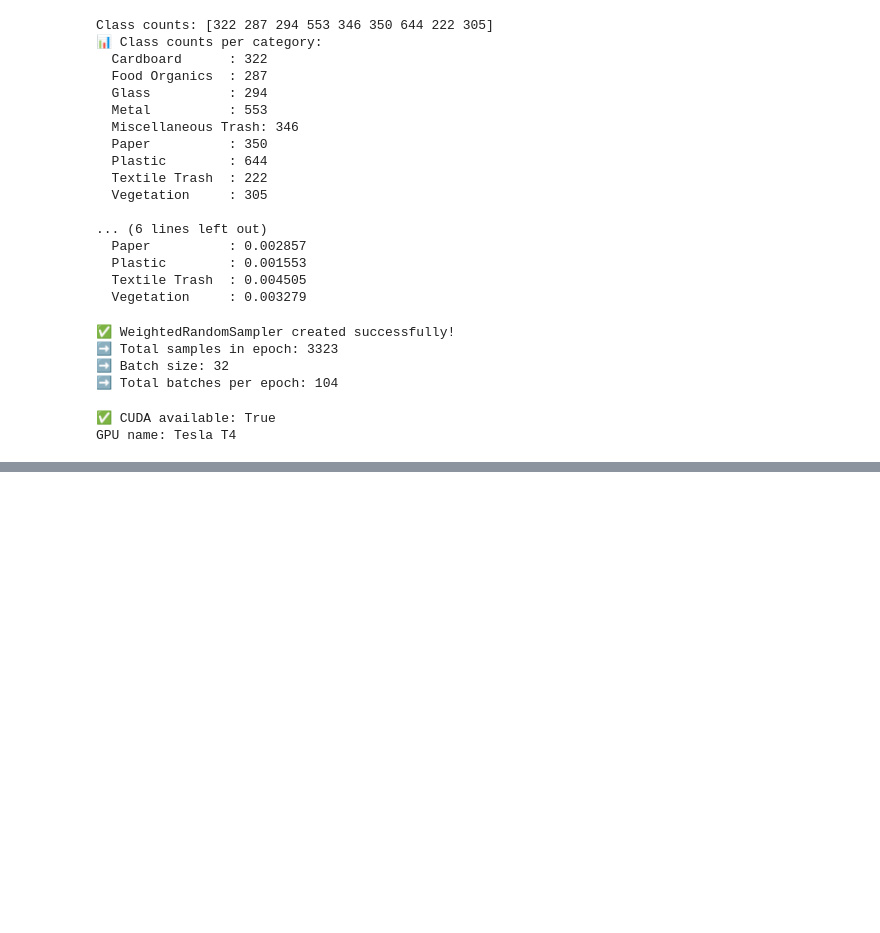
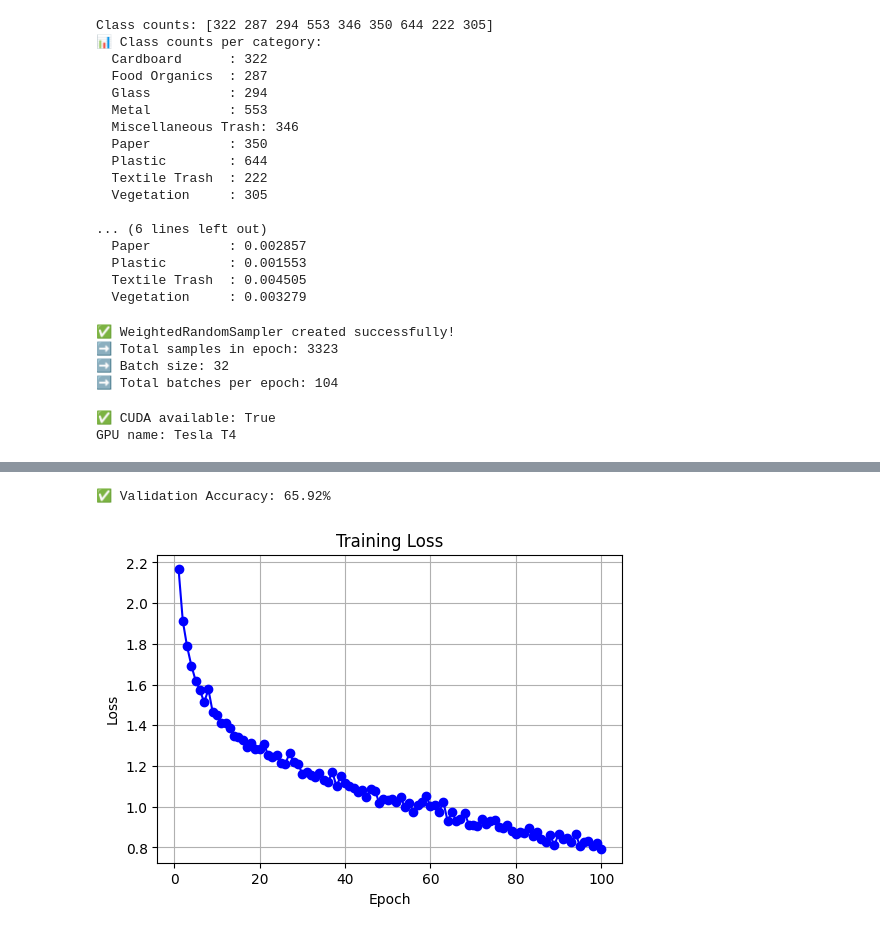
Before and after one commit to lahirunie-dulsara/EN3150-Assignment-3-CNN, a Jupyter notebook: RealWaste.ipynb, the cells around one changed output, grey strips where cells are left out. Cells and saved outputs as stored; diff of their text form; code cells hidden in the pictures; blank space fills up the shorter version.

Commit message:
plotted loss wrt epoch

```diff
--- a/RealWaste.ipynb
+++ b/RealWaste.ipynb
@@ -202,28 +198,26 @@ criterion = nn.CrossEntropyLoss()
 optimizer = torch.optim.Adam(model.parameters(), lr=0.001)
 
 num_epochs = 100
+train_losses = []
 
 for epoch in range(num_epochs):
     model.train()
     running_loss = 0.0
 
-    for batch_idx, (images, labels) in enumerate(train_loader):
+    for images, labels in train_loader:
         images, labels = images.to(device), labels.to(device)
 
-        optimizer.zero_grad()                 # reset previous gradients
-        outputs = model(images)               # forward pass
-        loss = criterion(outputs, labels)     # compute loss
-        loss.backward()                       # backward pass
-        optimizer.step()                      # update weights
+        optimizer.zero_grad()
+        outputs = model(images)
+        loss = criterion(outputs, labels)
+        loss.backward()
+        optimizer.step()
 
         running_loss += loss.item()
 
-        # Print every 100 batches to check progress
-        if (batch_idx + 1) % 100 == 0:
-            print(f"Epoch [{epoch+1}/{num_epochs}], Step [{batch_idx+1}/{len(train_loader)}], "
-                  f"Loss: {loss.item():.4f}")
+    epoch_loss = running_loss / len(train_loader)
+    train_losses.append(epoch_loss)
 
-    # Print average loss per epoch
-    epoch_loss = running_loss / len(train_loader)
-    print(f"✅ Epoch [{epoch+1}/{num_epochs}] completed — Average Loss: {epoch_loss:.4f}")
+    if (epoch+1) % 10 == 0 or epoch == 0:
+        print(f"Epoch [{epoch+1}/{num_epochs}] — Train Loss: {epoch_loss:.4f}")
 # %% [output]
@@ -249,0 +238,30 @@ Epoch [10/100], Step [100/104], Loss: 1.4295
+# %%
+val_correct = 0
+val_total = 0
+
+model.eval()  # disable dropout/batchnorm randomness
+
+with torch.no_grad():  # no gradient computation
+    for images, labels in val_loader:
+        images, labels = images.to(device), labels.to(device)
+        outputs = model(images)
+        _, predicted = torch.max(outputs, 1)
+        val_total += labels.size(0)
+        val_correct += (predicted == labels).sum().item()
+
+val_acc = 100 * val_correct / val_total
+print(f"\n✅ Validation Accuracy: {val_acc:.2f}%")
+# %% [output]
+✅ Validation Accuracy: 65.92%
+# %%
+import matplotlib.pyplot as plt
+
+plt.figure(figsize=(6,4))
+plt.plot(range(1, num_epochs+1), train_losses, marker='o', color='blue')
+plt.title("Training Loss")
+plt.xlabel("Epoch")
+plt.ylabel("Loss")
+plt.grid(True)
+plt.show()
+# %% [output]
+[figure, added]
```
Also changed, not shown: parts of 4 cells of this notebook.
